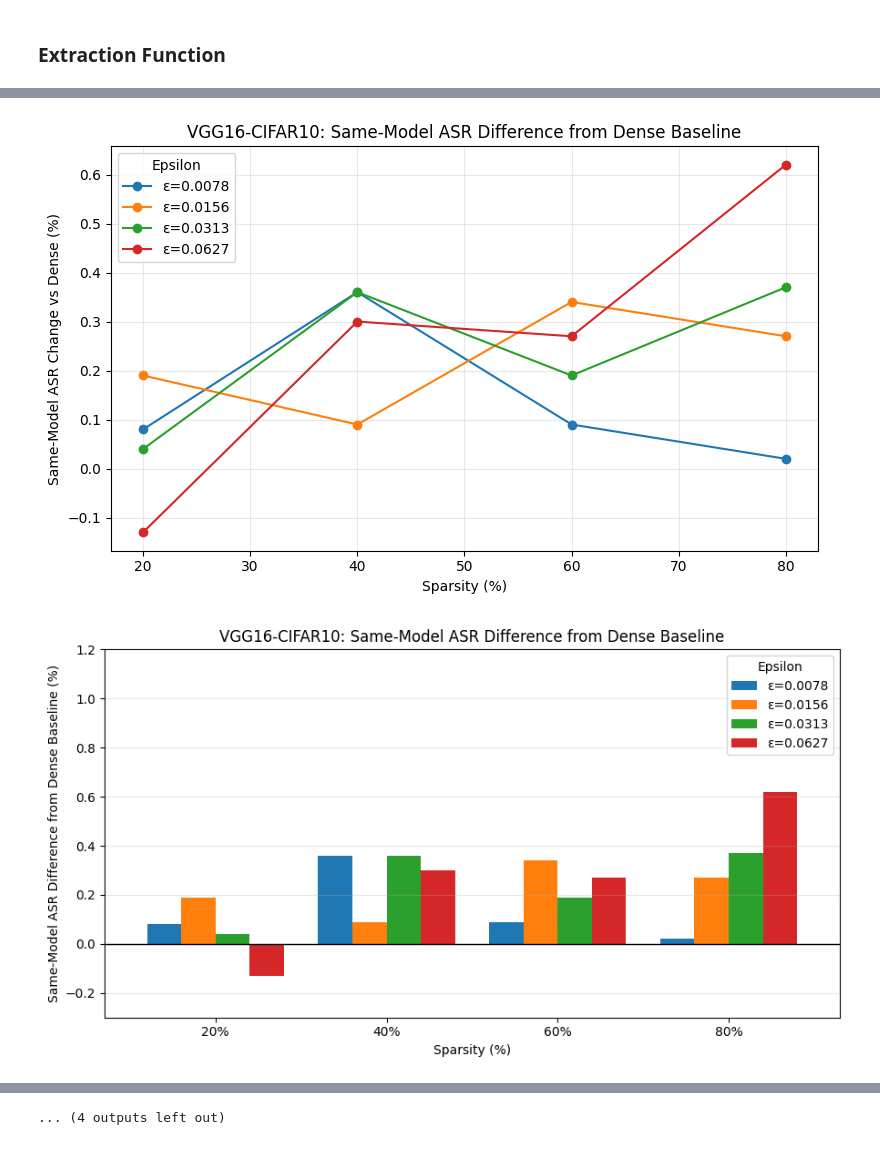
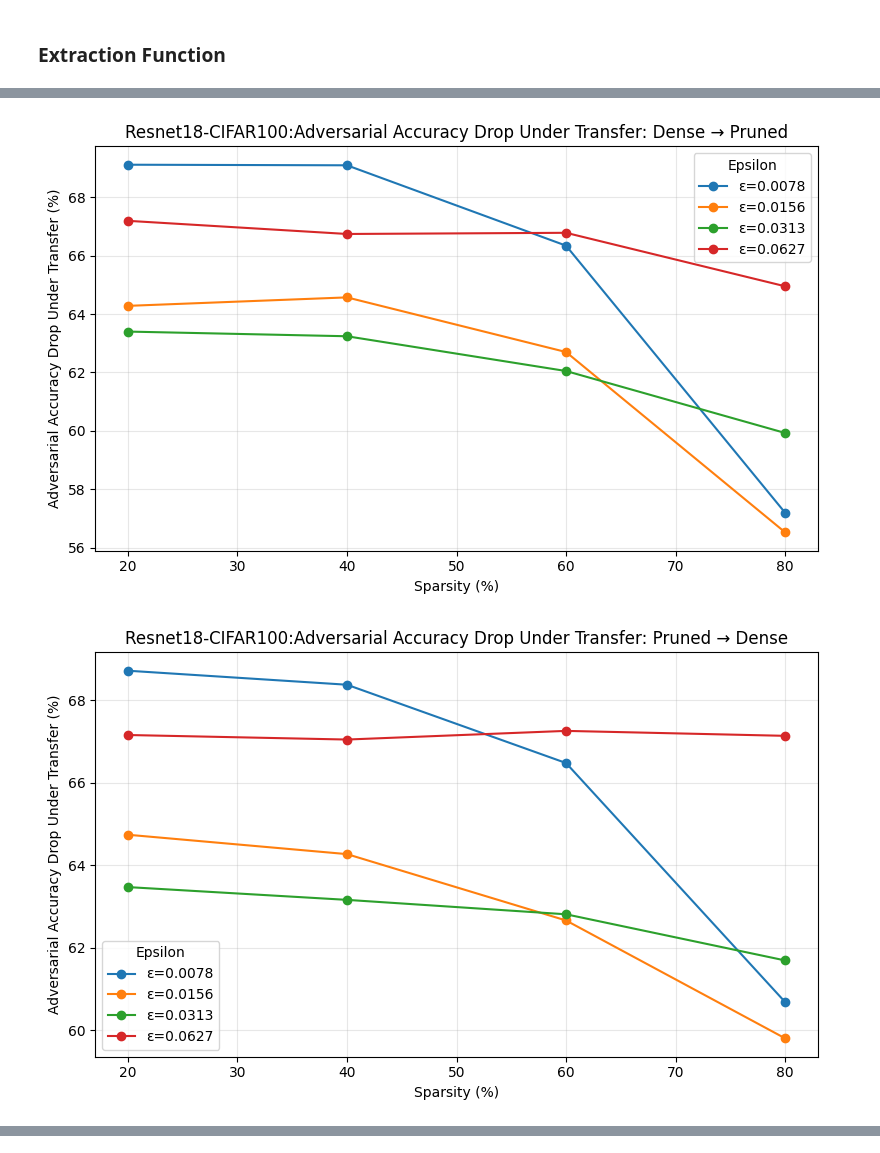
Before and after one commit to NaziaAfreen015/CSC791-DLBA, a Jupyter notebook: bars_and_charts.ipynb, the cells around one changed output, grey strips where cells are left out. Drawn from its saved outputs; the diff is of its cells as text; code cells hidden in the pictures.

Commit message:
Changed Transfer ASR Graph

```diff
--- a/bars_and_charts.ipynb
+++ b/bars_and_charts.ipynb
@@ -643,18 +643,18 @@ def plot_same_model_asr_change_bar(
 # -----------------------------
 
 if __name__ == "__main__":
-    models = ['VGG16']
+    models = ['Resnet18']
     num_classes = ['10','100']
     for model in models:
         for num_class in num_classes:
-            json_path = f"/content/drive/MyDrive/DLBA_Project/VGG_Result/{model}_T1_C{num_class}_result.json"
+            json_path = f"/content/drive/MyDrive/DLBA_Project/Resnet_Result/{model}_T1_C{num_class}_result.json"
 
-            attack_df, drop_df = make_plots(
-                json_path=json_path,
-                model_name=model,
-                dataset_name=f"CIFAR{num_class}",
-                output_dir="plots"
-            )
+            # attack_df, drop_df = make_plots(
+            #     json_path=json_path,
+            #     model_name=model,
+            #     dataset_name=f"CIFAR{num_class}",
+            #     output_dir="plots"
+            # )
 
             make_transfer_plots(
               json_path=json_path,
@@ -663,18 +663,18 @@ if __name__ == "__main__":
               output_dir="plots"
             )
 
-            make_same_model_asr_change_plot(
-              json_path=json_path,
-              model_name=model,
-              dataset_name=f"CIFAR{num_class}",
-              output_dir="plots",
-            )
+            # make_same_model_asr_change_plot(
+            #   json_path=json_path,
+            #   model_name=model,
+            #   dataset_name=f"CIFAR{num_class}",
+            #   output_dir="plots",
+            # )
 
 
-            plot_same_model_asr_change_bar(
-                json_path=json_path,
-                model_name=model,
-                dataset_name=f"CIFAR{num_class}",
-                output_dir="plots"
-            )
+            # plot_same_model_asr_change_bar(
+            #     json_path=json_path,
+            #     model_name=model,
+            #     dataset_name=f"CIFAR{num_class}",
+            #     output_dir="plots"
+            # )
 # %% [output]
@@ -687,2 +687,2 @@ if __name__ == "__main__":
-[figure, old version]
+[figure, new version]
-[figure, old version]
+[figure, new version]
@@ -693 +688,0 @@ if __name__ == "__main__":
-... (4 outputs left out)
```
Also changed, not shown: parts of 3 cells of this notebook.
